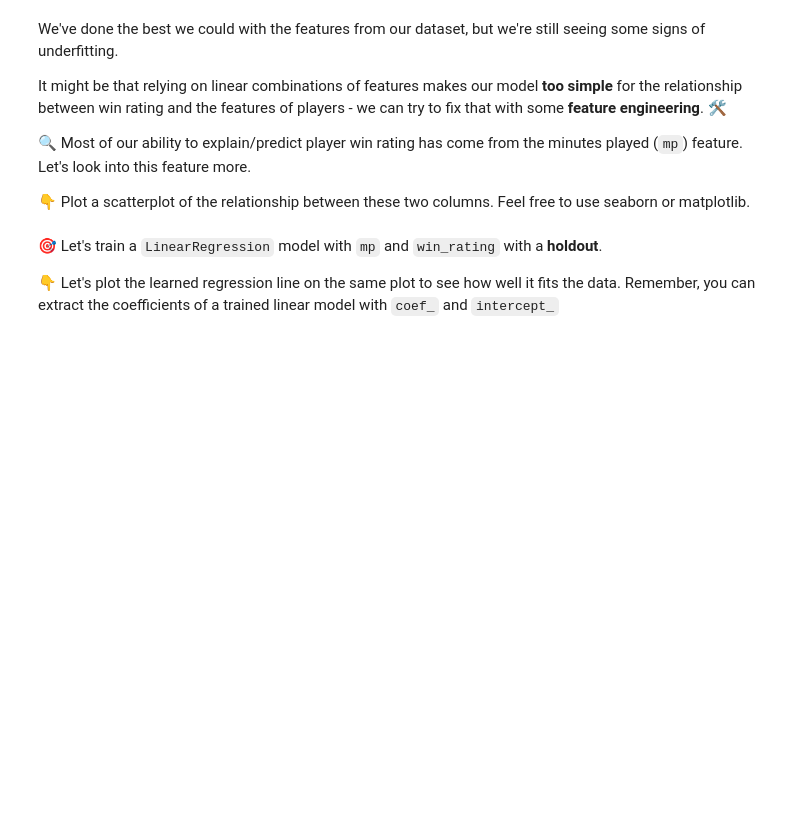
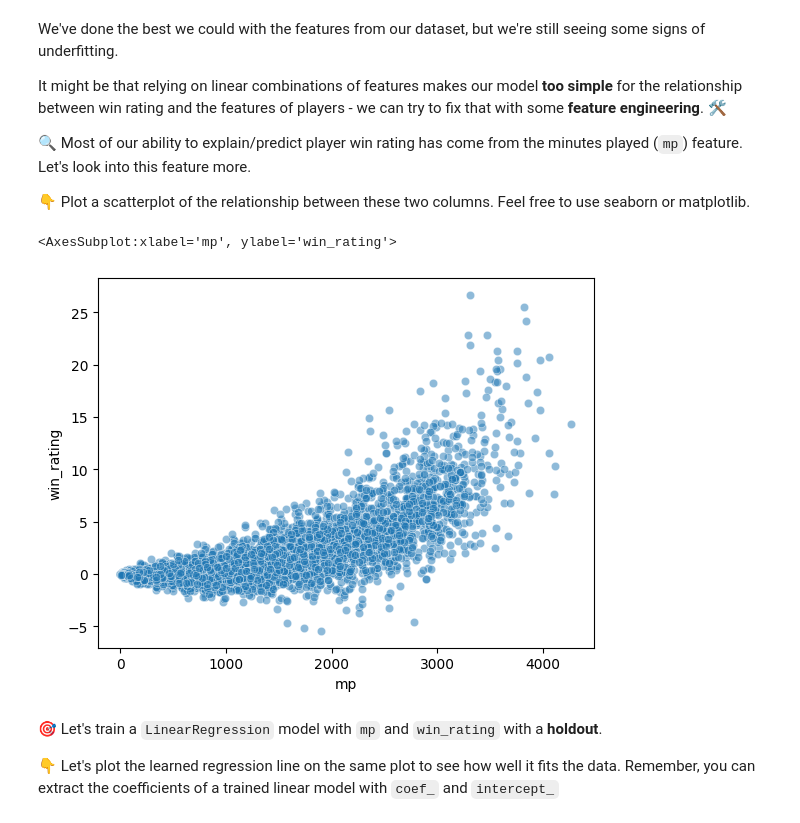
Before and after one commit to tanushrin/data-learning-curves, a Jupyter notebook: Learning_Curves.ipynb, the cells around one changed output. Saved outputs shown, nothing was run; the diff lists cells and outputs as text; code cells hidden in the pictures; blank space fills up the shorter version.

```diff
--- a/Learning_Curves.ipynb
+++ b/Learning_Curves.ipynb
@@ -117,7 +203,11 @@ It might be that relying on linear combinations of features makes our model **to
 
 👇 Plot a scatterplot of the relationship between these two columns. Feel free to use seaborn or matplotlib.
 # %%
+df = nba
 sns.scatterplot(data=df, x='mp', y='win_rating', alpha=0.5)
+# %% [output]
+<AxesSubplot:xlabel='mp', ylabel='win_rating'>
+[figure, added]
 # %% [markdown]
 🎯 Let's train a `LinearRegression` model with `mp` and `win_rating` with a **holdout**.
 
```
Also changed, not shown: parts of 23 cells of this notebook.
